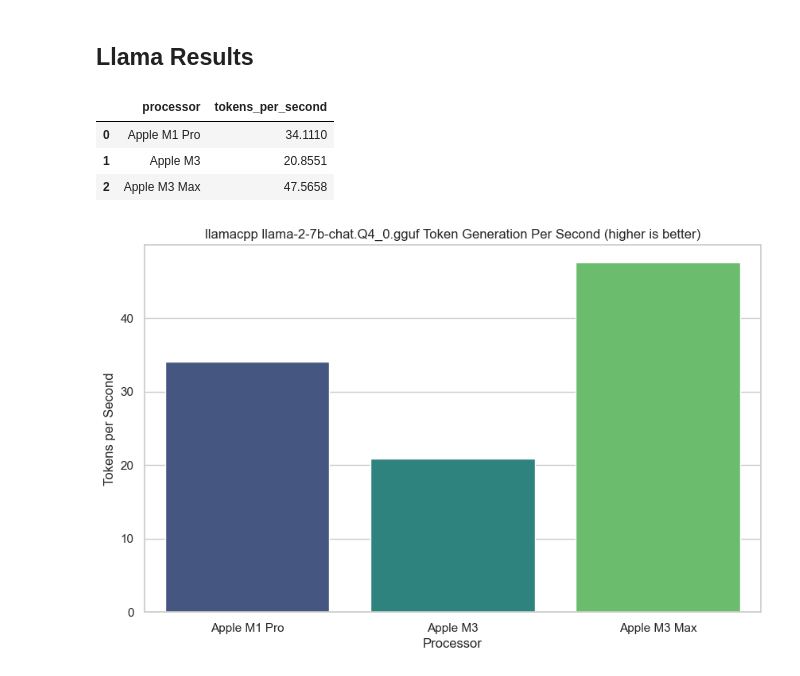
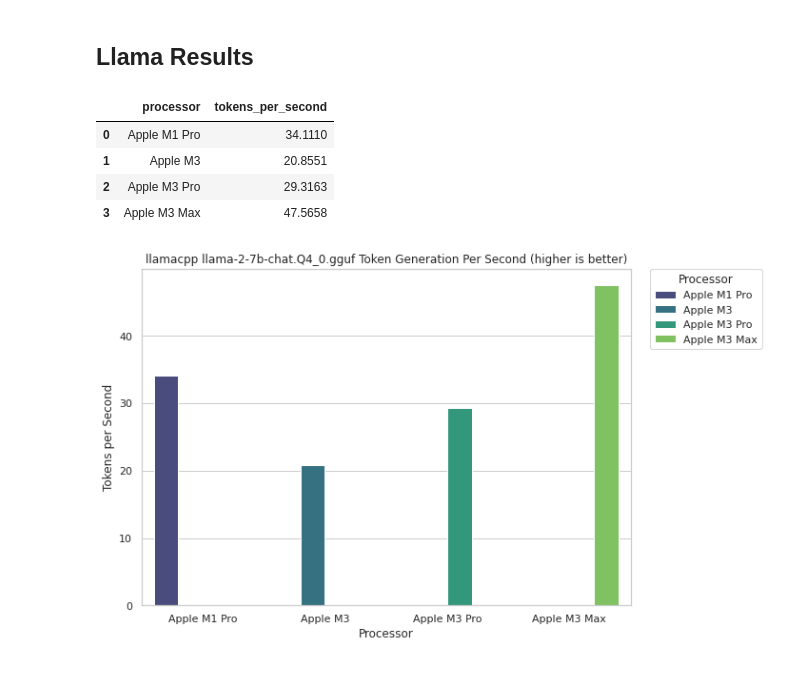
Before and after one commit to mrdbourke/mac-ml-speed-test, a Jupyter notebook: results_explorer.ipynb, the cells around one changed output. Drawn from its saved outputs; the diff is of its cells as text; code cells hidden in the pictures.

```diff
--- a/results_explorer.ipynb
+++ b/results_explorer.ipynb
@@ -79,21 +91,3 @@ pytorch_results_nlp_df
 | 16 | 1552.6414 | 48.30 | 0.379 | 0.3112917984423994 | 3.0 | 128 | ... |
 | 17 | 1707.9282 | 43.91 | 0.172 | 0.35917624648736446 | 3.0 | 256 | ... |
 | 18 | FAILED | 0.00 | FAILED | FAILED | FAILED | 512 | ... |
-# %%
-# TODO PyTorch NLP results - plot train samples per second (higher is better)
-# Removed "FAILED" values and set to 0.0
-
-# Plot train samples per second
-import matplotlib.pyplot as plt
-import seaborn as sns
-
-sns.set_theme(style="whitegrid")
-
-# Set up the matplotlib figure
-plt.figure(figsize=(10, 6))
-sns.barplot(x="batch_size", y="train_samples_per_second", hue="processor", data=pytorch_results_nlp_df, palette="viridis")
-plt.title("PyTorch DistilBert IMDB Dataset: Samples Per Second (higher is better)")
-plt.xlabel("Batch Size")
-plt.ylabel("Samples per Second")
-plt.legend(title="Processor")
-plt.show()
@@ -334,6 +420,9 @@ llama_results_df = pd.concat(
     llama_results_dfs, ignore_index=True
 )
 
+# Order the processor column
+llama_results_df = sort_df_by_target_column(llama_results_df, targ_column="processor", targ_order=processor_order)
+
 # Group by the processor and then get the mean tokens_per_second
 mean_tokens_per_second = pd.DataFrame(llama_results_df.groupby(["processor"])["tokens_per_second"].mean()).reset_index()
 mean_tokens_per_second
@@ -341,19 +430,21 @@ mean_tokens_per_second
 |  | processor | tokens_per_second |
 | 0 | Apple M1 Pro | 34.1110 |
 | 1 | Apple M3 | 20.8551 |
-| 2 | Apple M3 Max | 47.5658 |
+| 2 | Apple M3 Pro | 29.3163 |
+| 3 | Apple M3 Max | 47.5658 |
 # %%
 # Plot for Llama results
-plt.figure(figsize=(10, 6))
-sns.barplot(x="processor",
-            y="tokens_per_second",
-            hue="processor",
-            data=mean_tokens_per_second,
-            palette="viridis")
-plt.title(f"llamacpp {llm_model_name} Token Generation Per Second (higher is better)")
-plt.xlabel("Processor")
-plt.ylabel("Tokens per Second")
-# plt.legend(title="Processor")
-plt.show()
+plot_data_results(data=mean_tokens_per_second,
+                  x_col_to_plot="processor",
+                  y_col_to_plot="tokens_per_second",
+                  title=f"llamacpp {llm_model_name} Token Generation Per Second (higher is better)",
+                  hue="processor",
+                  palette="viridis",
+                  xlabel="Processor",
+                  ylabel="Tokens per Second",
+                  legend_loc="upper left",
+                  legend_order=processor_order,
+                  legend_title="Processor",
+                  tight_layout=True)
 # %% [output]
-[figure, old version]
+[figure, new version]
```
Also changed, not shown: parts of 16 cells of this notebook.
